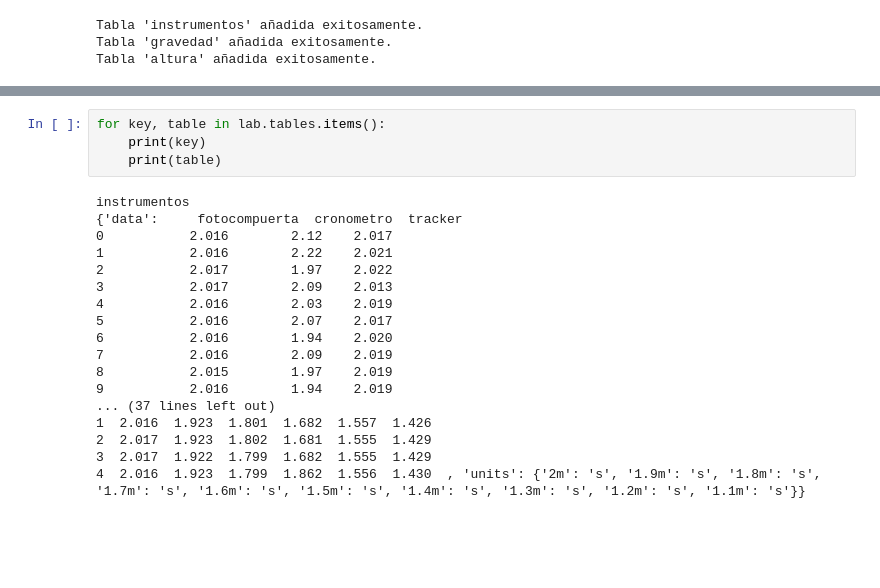
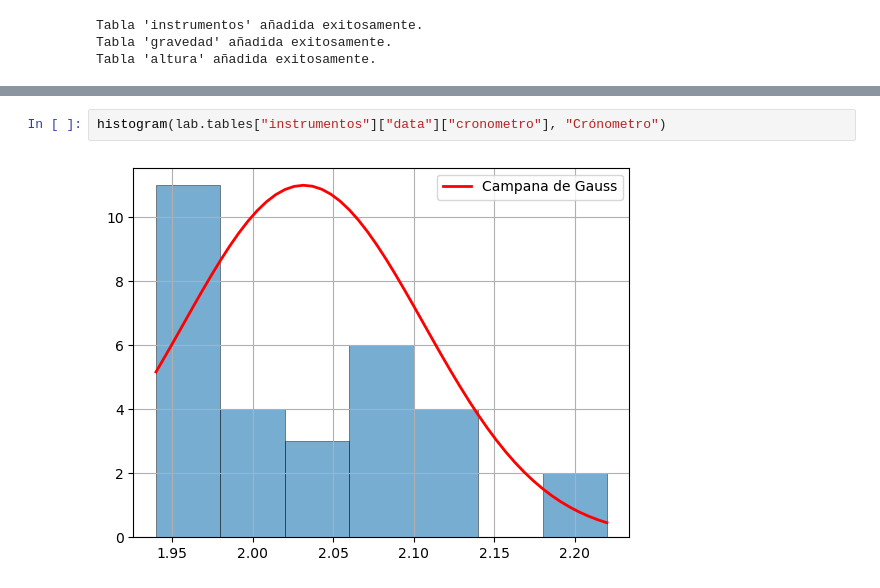
Before and after one commit to Pelka/physics_projects, a Jupyter notebook: practica_3/lab_3.ipynb, the cells around one changed output, grey strips where cells are left out. Saved outputs shown, nothing was run; the diff lists cells and outputs as text; blank space fills up the shorter version.

```diff
--- a/practica_3/lab_3.ipynb
+++ b/practica_3/lab_3.ipynb
@@ -188,22 +231,4 @@ Tabla 'altura' añadida exitosamente.
 # %%
-for key, table in lab.tables.items():
-    print(key)
-    print(table)
+histogram(lab.tables["instrumentos"]["data"]["cronometro"], "Crónometro")
 # %% [output]
-instrumentos
-{'data':     fotocompuerta  cronometro  tracker
-0           2.016        2.12    2.017
-1           2.016        2.22    2.021
-2           2.017        1.97    2.022
-3           2.017        2.09    2.013
-4           2.016        2.03    2.019
-5           2.016        2.07    2.017
-6           2.016        1.94    2.020
-7           2.016        2.09    2.019
-8           2.015        1.97    2.019
-9           2.016        1.94    2.019
-... (37 lines left out)
-1  2.016  1.923  1.801  1.682  1.557  1.426
-2  2.017  1.923  1.802  1.681  1.555  1.429
-3  2.017  1.922  1.799  1.682  1.555  1.429
-4  2.016  1.923  1.799  1.862  1.556  1.430  , 'units': {'2m': 's', '1.9m': 's', '1.8m': 's', '1.7m': 's', '1.6m': 's', '1.5m': 's', '1.4m': 's', '1.3m': 's', '1.2m': 's', '1.1m': 's'}}
+[figure, added]
```
Also changed, not shown: parts of 14 cells of this notebook, 7 other files.
